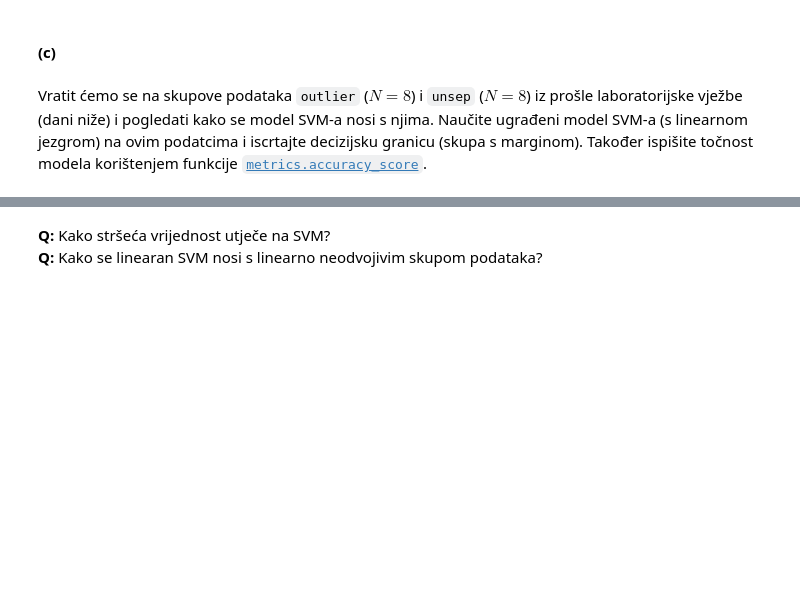
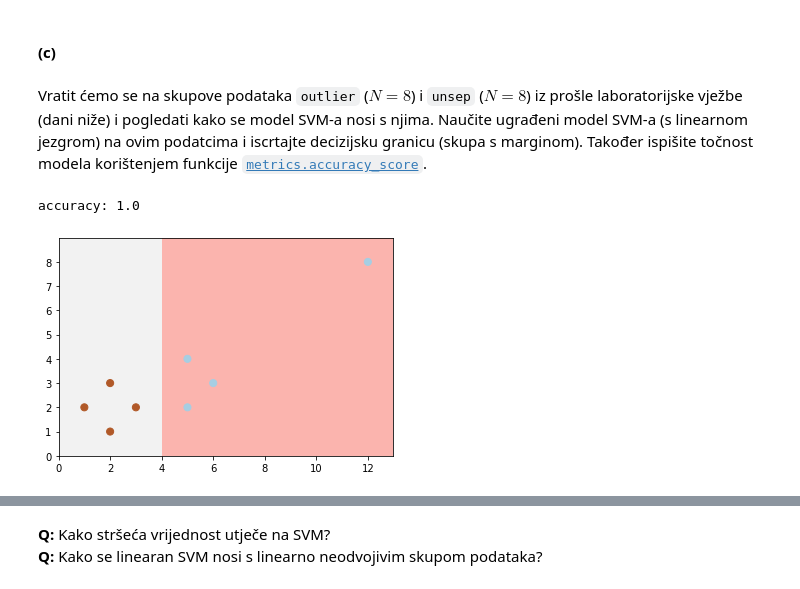
Before and after one commit to mateoim/su-lab-20-21, a Jupyter notebook: lab03/SU-2020-LAB03-0036509386.ipynb, the cells around one changed output, grey strips where cells are left out. Saved outputs shown, nothing was run; the diff lists cells and outputs as text; code cells hidden in the pictures; blank space fills up the shorter version.

```diff
--- a/lab03/SU-2020-LAB03-0036509386.ipynb
+++ b/lab03/SU-2020-LAB03-0036509386.ipynb
@@ -190,0 +190,12 @@ unsep_y = np.append(seven_y, -1)
+# %%
+def plot_svm(X_func, y_func):
+    clf1c = SVC(kernel='linear')
+    clf1c.fit(X_func, y_func)
+
+    plot_2d_svc_problem(X_func, y_func, clf1c)
+    print(f'accuracy: {accuracy_score(y_func, clf1c.predict(X_func))}')
+
+plot_svm(outlier_X, outlier_y)
+# %% [output]
+accuracy: 1.0
+[figure, added]
```
Also changed, not shown: parts of 3 cells of this notebook.
